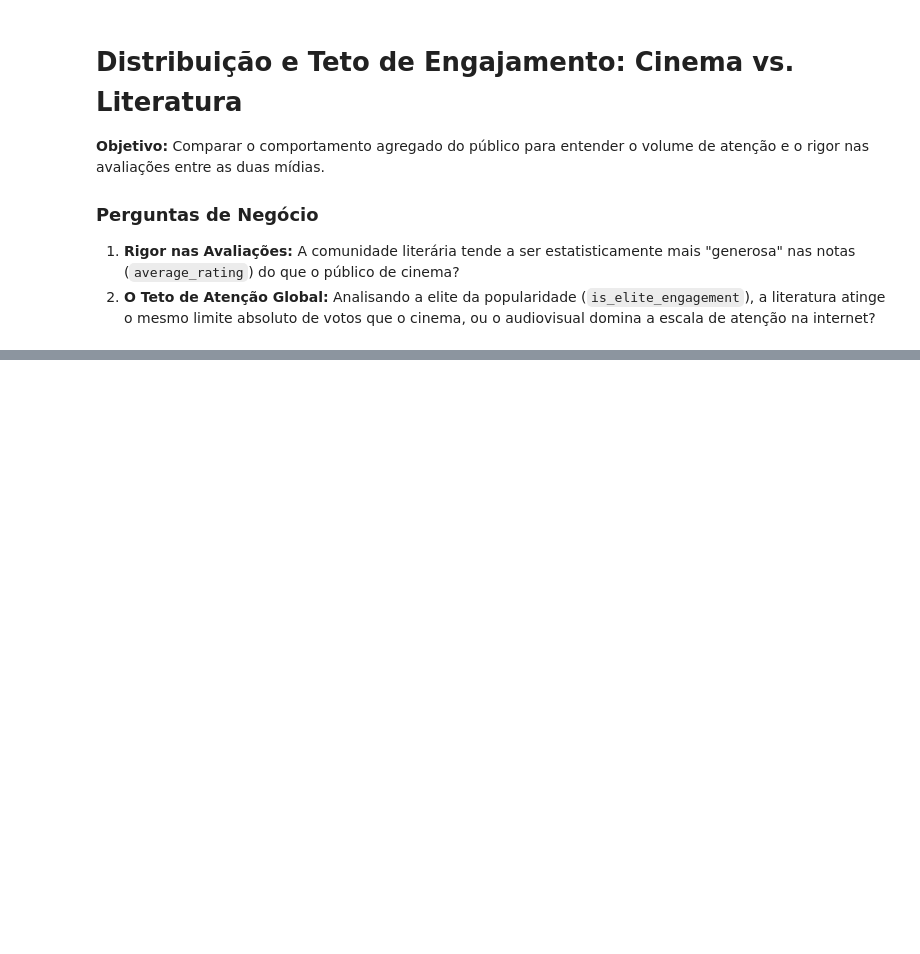
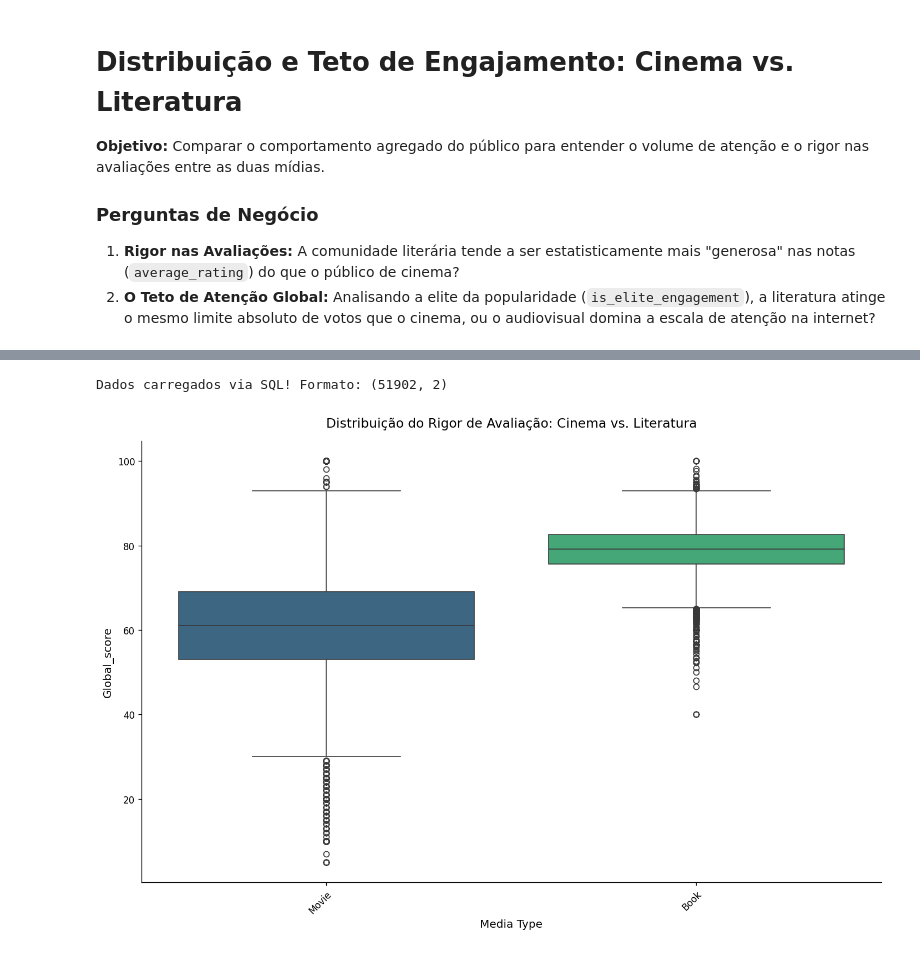
Before and after one commit to AleCecilio/entertainment_industry_performance_analysis, a Jupyter notebook: notebooks/02_data_analytics/16_analytics_engagement_distribution.ipynb, the cells around one changed output, grey strips where cells are left out. Saved outputs shown, nothing was run; the diff lists cells and outputs as text; code cells hidden in the pictures; blank space fills up the shorter version.

Commit message:
finalização notebook 16, comparativo entre distribuição e teo de engajamento entre mídias

```diff
--- a/notebooks/02_data_analytics/16_analytics_engagement_distribution.ipynb
+++ b/notebooks/02_data_analytics/16_analytics_engagement_distribution.ipynb
@@ -29,0 +37,2 @@ import src.view.plots as graf
+# %%
+caminho_banco = '../../data/processed/unified_media_catalog.db'
@@ -29,0 +120,22 @@ import src.view.plots as graf
+# %%
+# Extração de Distribuição para Plotagem
+
+query_distribuicao = """
+    SELECT
+        media_type,
+        global_score
+    FROM unified_media_catalog
+    WHERE global_score > 0
+"""
+df_grafico_notas = dbc.execute_query(caminho_db=caminho_banco, alvo=query_distribuicao, eh_query=True)
+
+# Injeção no módulo visual (ajusta os nomes das variáveis se necessário)
+graf.grafico_cat_vs_num_boxplot(
+    df_plot=df_grafico_notas,
+    cat_col='media_type',
+    num_col='global_score',
+    titulo='Distribuição do Rigor de Avaliação: Cinema vs. Literatura'
+)
+# %% [output]
+Dados carregados via SQL! Formato: (51902, 2)
+[figure, added]
```
Also changed, not shown: parts of 10 cells of this notebook, 1 other file.
